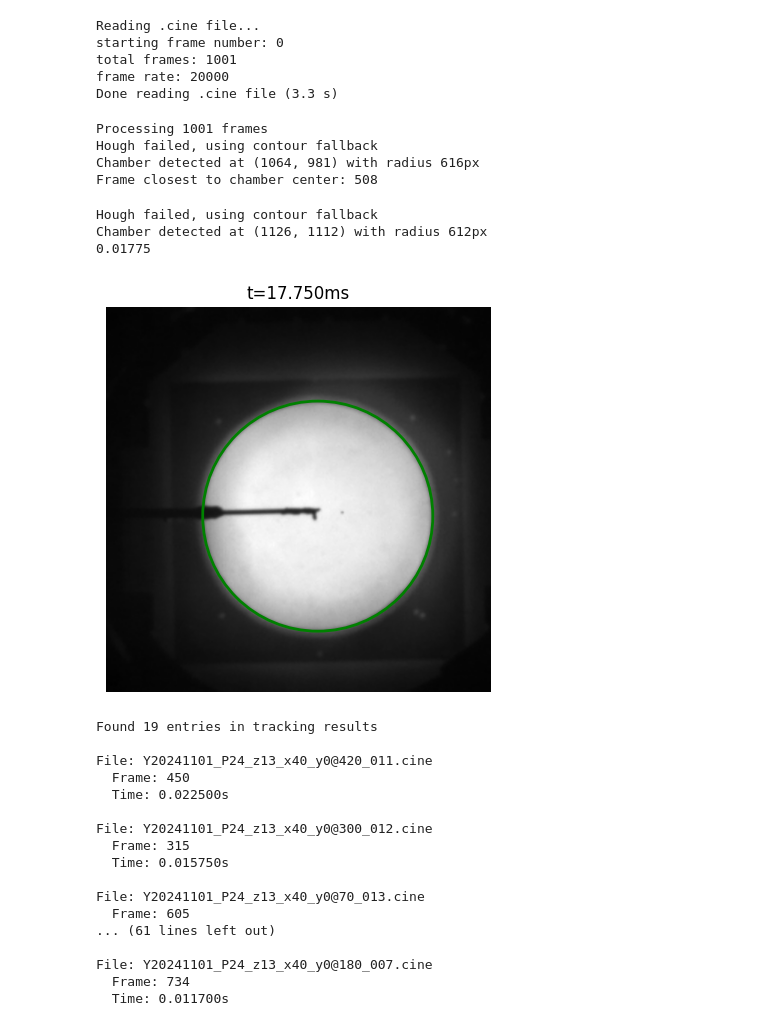
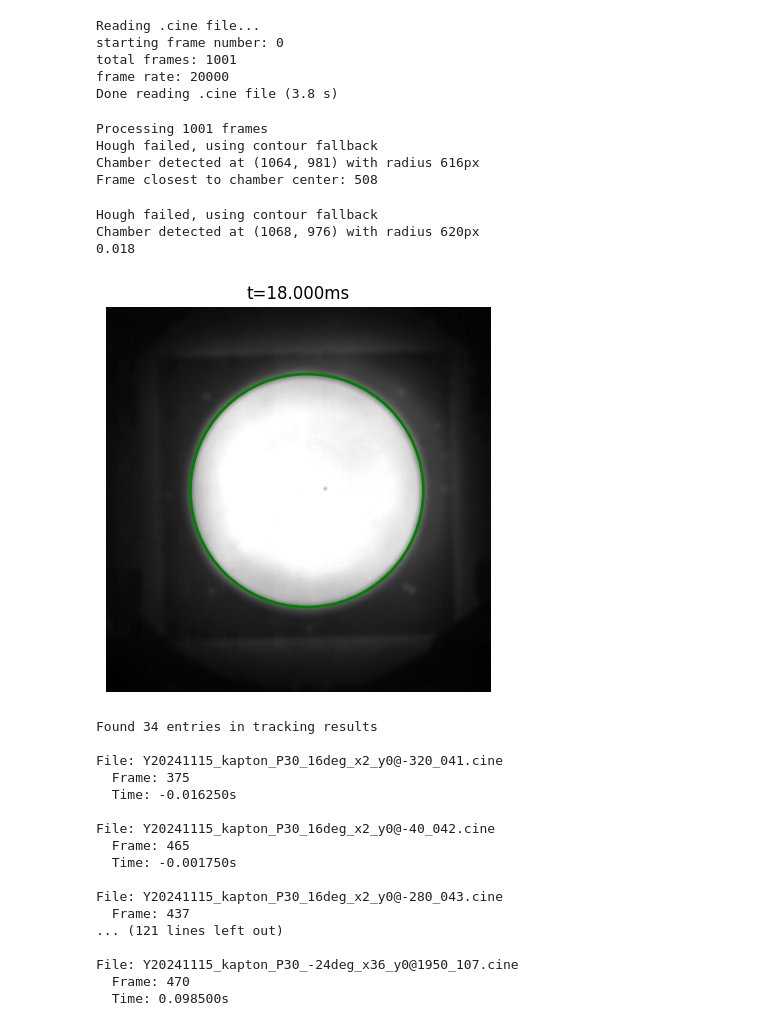
Before and after one commit to hjia94/data-analysis, a Jupyter notebook: object_tracking/fastcam_test.ipynb, the cells around one changed output. Drawn from its saved outputs; the diff is of its cells as text; code cells hidden in the pictures.

```diff
--- a/object_tracking/fastcam_test.ipynb
+++ b/object_tracking/fastcam_test.ipynb
@@ -12,7 +12,7 @@ from pathlib import Path
 from read_cine import read_cine, convert_cine_to_avi
 from track_object import track_object, detect_chamber, update_tracking_result, show_tracking_results
 # %%
-cine_path = r"E:\good_data\He3kA_B250G500G_pl0t20_uw17t47_P24\Y20241101_P24_z13_x40_y0@350_008.cine"
+cine_path = r"E:\good_data\kapton\He3kA_B250G500G_pl0t20_uw15t35\Y20241115_kapton_P30_16deg_x2_y0@350_045.cine"
 avi_path = cine_path.replace('.cine', '.avi')
 
 tarr, frarr, dt = read_cine(cine_path)
@@ -23,7 +23,7 @@ Reading .cine file...
 starting frame number: 0
 total frames: 1001
 frame rate: 20000
-Done reading .cine file (3.3 s)
+Done reading .cine file (3.8 s)
 # %%
 parr, frarr, cf = track_object(avi_path)
 # %% [output]
@@ -32,38 +32,38 @@ Hough failed, using contour fallback
 Chamber detected at (1064, 981) with radius 616px
 Frame closest to chamber center: 508
 # %%
-frame_num = 355
+frame_num = 360
 
 cap = cv2.VideoCapture(avi_path)
 cap.set(cv2.CAP_PROP_POS_FRAMES, frame_num)
 ret, frame = cap.read()
 if not ret:
     raise ValueError(f"Could not read frame")
 
 # Detect chamber
 (cx, cy), chamber_radius = detect_chamber(frame)
 
 total_frames = int(cap.get(cv2.CAP_PROP_FRAME_COUNT))
 
 # Display the original frame
 plt.figure(figsize=(15, 5))
 plt.imshow(cv2.cvtColor(frame, cv2.COLOR_BGR2RGB))
 
 # Draw the chamber as a circle
 chamber_circle = plt.Circle((cx, cy), chamber_radius, fill=False, color='green', linewidth=2)
 plt.gca().add_patch(chamber_circle)
 
 plt.title(f"t={tarr[frame_num] * 1e3:.3f}ms")
 plt.axis('off')
 
 cap.release()
 
 print(tarr[frame_num])
 # %% [output]
 Hough failed, using contour fallback
-Chamber detected at (1126, 1112) with radius 612px
-0.01775
+Chamber detected at (1068, 976) with radius 620px
+0.018
-[figure, old version]
+[figure, new version]
 # %%
 v = 9.8*np.sqrt(2*1/9.8) # velocity at center of chamber in m/s
 
@@ -78,26 +78,26 @@ x2 = v*t2 + 0.5*9.8*t2**2
 print(x1)
 print(x2)
 # %%
-tr_ifn = r"E:\good_data\He3kA_B250G500G_pl0t20_uw17t47_P24\tracking_results.npy"
+tr_ifn = r"E:\good_data\kapton\He3kA_B250G500G_pl0t20_uw15t35\tracking_results.npy"
 show_tracking_results(tr_ifn)
 # %% [output]
-Found 19 entries in tracking results
+Found 34 entries in tracking results
 
-File: Y20241101_P24_z13_x40_y0@420_011.cine
-  Frame: 450
-  Time: 0.022500s
+File: Y20241115_kapton_P30_16deg_x2_y0@-320_041.cine
+  Frame: 375
+  Time: -0.016250s
 
-File: Y20241101_P24_z13_x40_y0@300_012.cine
-  Frame: 315
-  Time: 0.015750s
+File: Y20241115_kapton_P30_16deg_x2_y0@-40_042.cine
+  Frame: 465
+  Time: -0.001750s
 
-File: Y20241101_P24_z13_x40_y0@70_013.cine
-  Frame: 605
-... (61 lines left out)
+File: Y20241115_kapton_P30_16deg_x2_y0@-280_043.cine
+  Frame: 437
+... (121 lines left out)
 
-File: Y20241101_P24_z13_x40_y0@180_007.cine
-  Frame: 734
-  Time: 0.011700s
+File: Y20241115_kapton_P30_-24deg_x36_y0@1950_107.cine
+  Frame: 470
+  Time: 0.098500s
 # %%
 update_tracking_result(tr_ifn, cine_path, cf_new=frame_num, ct_new=tarr[frame_num])
 # %% [output]
```
Also changed, not shown: parts of 1 cell of this notebook, 3 other files.
